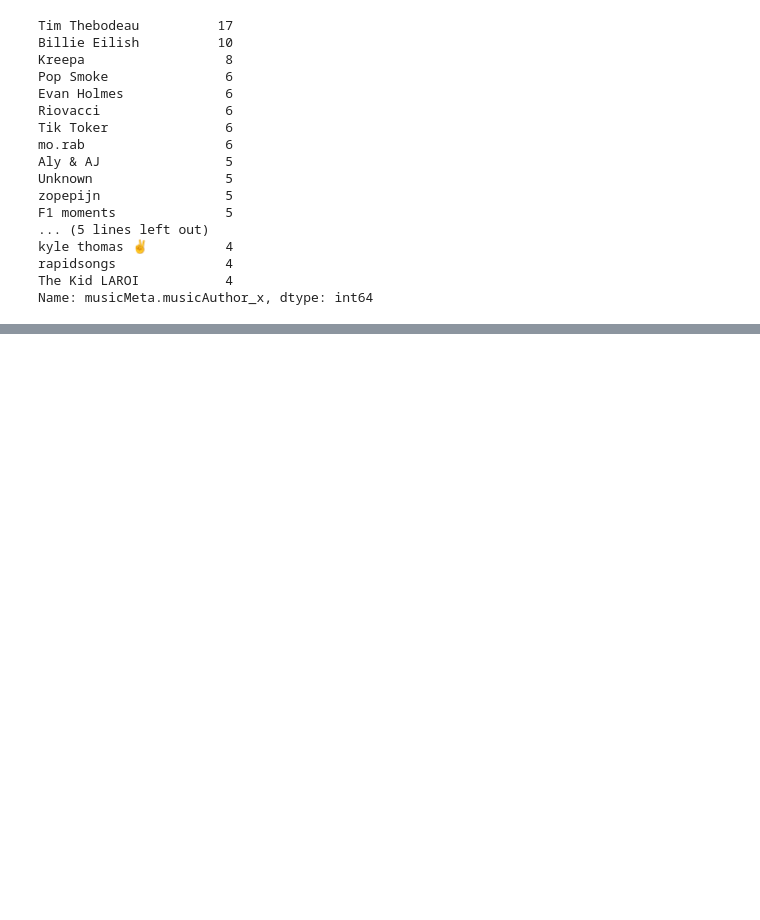
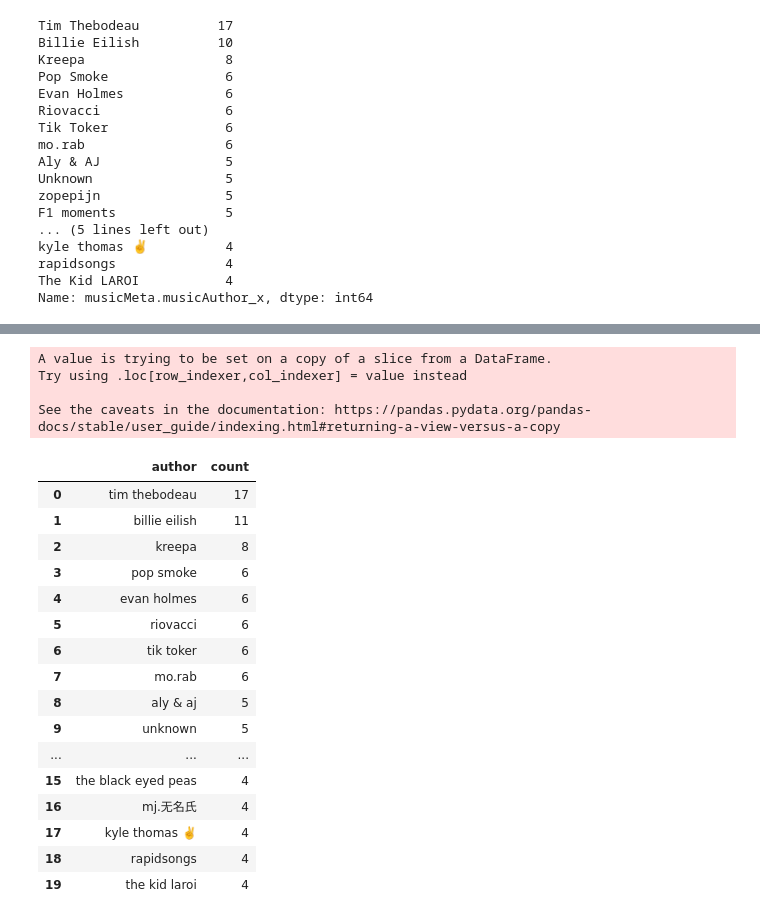
Before and after one commit to ba-group-projects/tiktok-popularity-eda, a Jupyter notebook: tobie_music.ipynb, the cells around one changed output, grey strips where cells are left out. Cells and saved outputs as stored; diff of their text form; code cells hidden in the pictures; blank space fills up the shorter version.

```diff
--- a/tobie_music.ipynb
+++ b/tobie_music.ipynb
@@ -477,0 +552,10 @@ Name: musicMeta.musicAuthor_x, dtype: int64
+# %%
+music_meta["musicMeta.musicAuthor_x"] = music_meta["musicMeta.musicAuthor_x"].apply(
+    lambda x: x.lower())
+# %% [output]
+A value is trying to be set on a copy of a slice from a DataFrame.
+Try using .loc[row_indexer,col_indexer] = value instead
+
+See the caveats in the documentation: https://pandas.pydata.org/pandas-docs/stable/user_guide/indexing.html#returning-a-view-versus-a-copy
+# %%
+music_top_20 = pd.DataFrame()
@@ -479,0 +570,20 @@ top_author = df_merged["musicMeta.musicAuthor_x"].value_counts().head(20)
+# %%
+music_top_20.drop(columns=["level_0"], axis=1)
+# %% [output]
+|  | author | count |
+| 0 | tim thebodeau | 17 |
+| 1 | billie eilish | 11 |
+| 2 | kreepa | 8 |
+| 3 | pop smoke | 6 |
+| 4 | evan holmes | 6 |
+| 5 | riovacci | 6 |
+| 6 | tik toker | 6 |
+| 7 | mo.rab | 6 |
+| 8 | aly & aj | 5 |
+| 9 | unknown | 5 |
+| ... | ... | ... |
+| 15 | the black eyed peas | 4 |
+| 16 | mj.无名氏 | 4 |
+| 17 | kyle thomas ✌️ | 4 |
+| 18 | rapidsongs | 4 |
+| 19 | the kid laroi | 4 |
```
Also changed, not shown: parts of 28 cells of this notebook, 3 other files.
